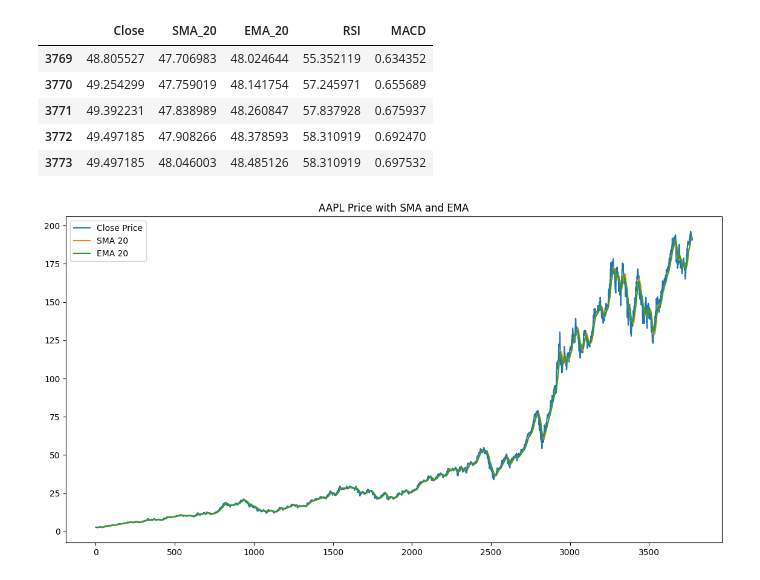
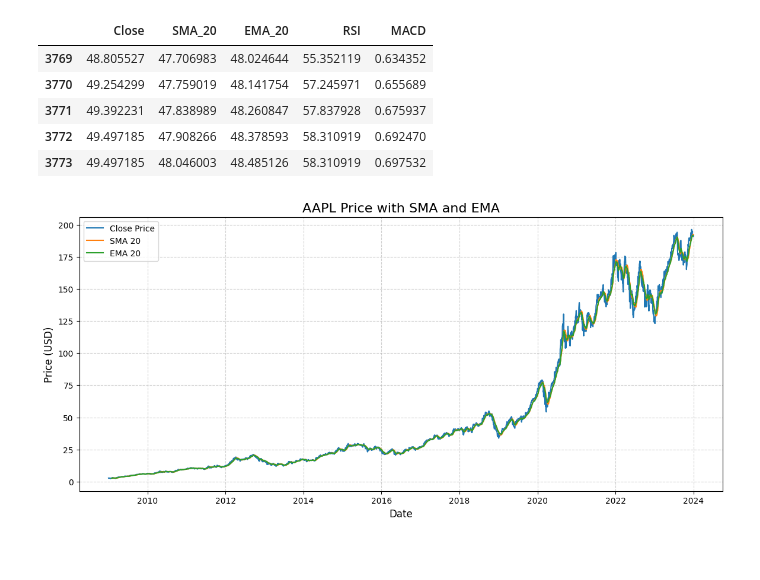
Before and after one commit to yenguandroid/Predicting-Price-using-news-sentiment-analysis, a Jupyter notebook: notebooks/task2_quantitative_analysis.ipynb, the cells around one changed output. Cells and saved outputs as stored; diff of their text form; code cells hidden in the pictures; blank space fills up the shorter version.

```diff
--- a/notebooks/task2_quantitative_analysis.ipynb
+++ b/notebooks/task2_quantitative_analysis.ipynb
@@ -123,21 +123,26 @@ datasets["NVDA"][[
 | 3771 | 49.392231 | 47.838989 | 48.260847 | 57.837928 | 0.675937 |
 | 3772 | 49.497185 | 47.908266 | 48.378593 | 58.310919 | 0.692470 |
 | 3773 | 49.497185 | 48.046003 | 48.485126 | 58.310919 | 0.697532 |
-# %%
-#Visualization for AAPL Price + Moving Averages
-import matplotlib.pyplot as plt
-
-aapl = datasets["AAPL"]
-
-plt.figure(figsize=(14,7))
-
-plt.plot(aapl['Close'], label='Close Price')
-plt.plot(aapl['SMA_20'], label='SMA 20')
-plt.plot(aapl['EMA_20'], label='EMA 20')
-
-plt.title("AAPL Price with SMA and EMA")
-plt.legend()
-
-plt.show()
-# %% [output]
-[figure, removed]
+# %%
+#Visualization for AAPL Price + Moving Averages
+import matplotlib.pyplot as plt
+
+aapl = datasets["AAPL"]
+plt.figure(figsize=(14,6))
+
+plt.plot(aapl['Date'], aapl['Close'], label='Close Price')
+plt.plot(aapl['Date'], aapl['SMA_20'], label='SMA 20')
+plt.plot(aapl['Date'], aapl['EMA_20'], label='EMA 20')
+
+plt.title("AAPL Price with SMA and EMA", fontsize=16)
+
+plt.xlabel("Date", fontsize=12)
+plt.ylabel("Price (USD)", fontsize=12)
+
+plt.legend()
+
+plt.grid(True, linestyle='--', alpha=0.6)
+
+plt.show()
+# %% [output]
+[figure, added]
```
Also changed, not shown: parts of 10 cells of this notebook.
